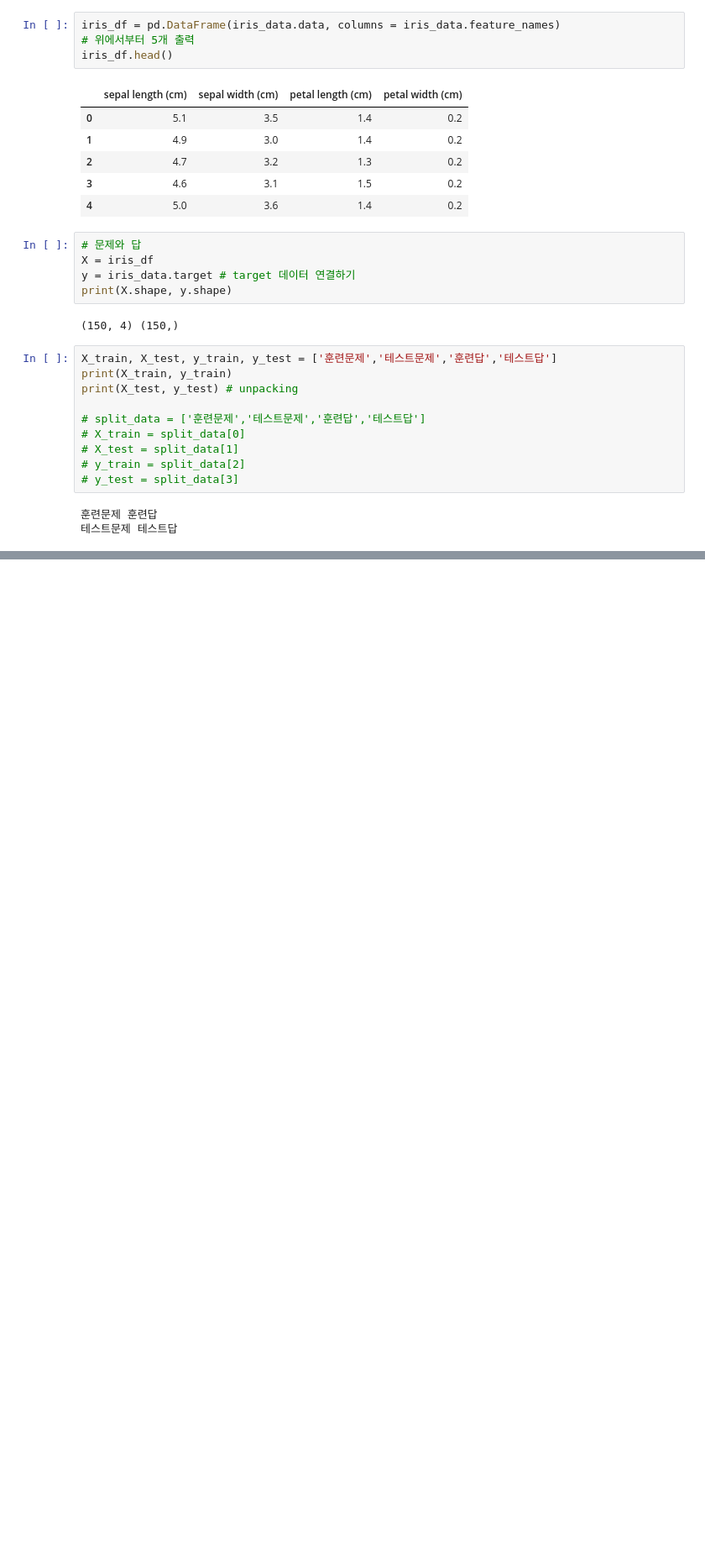
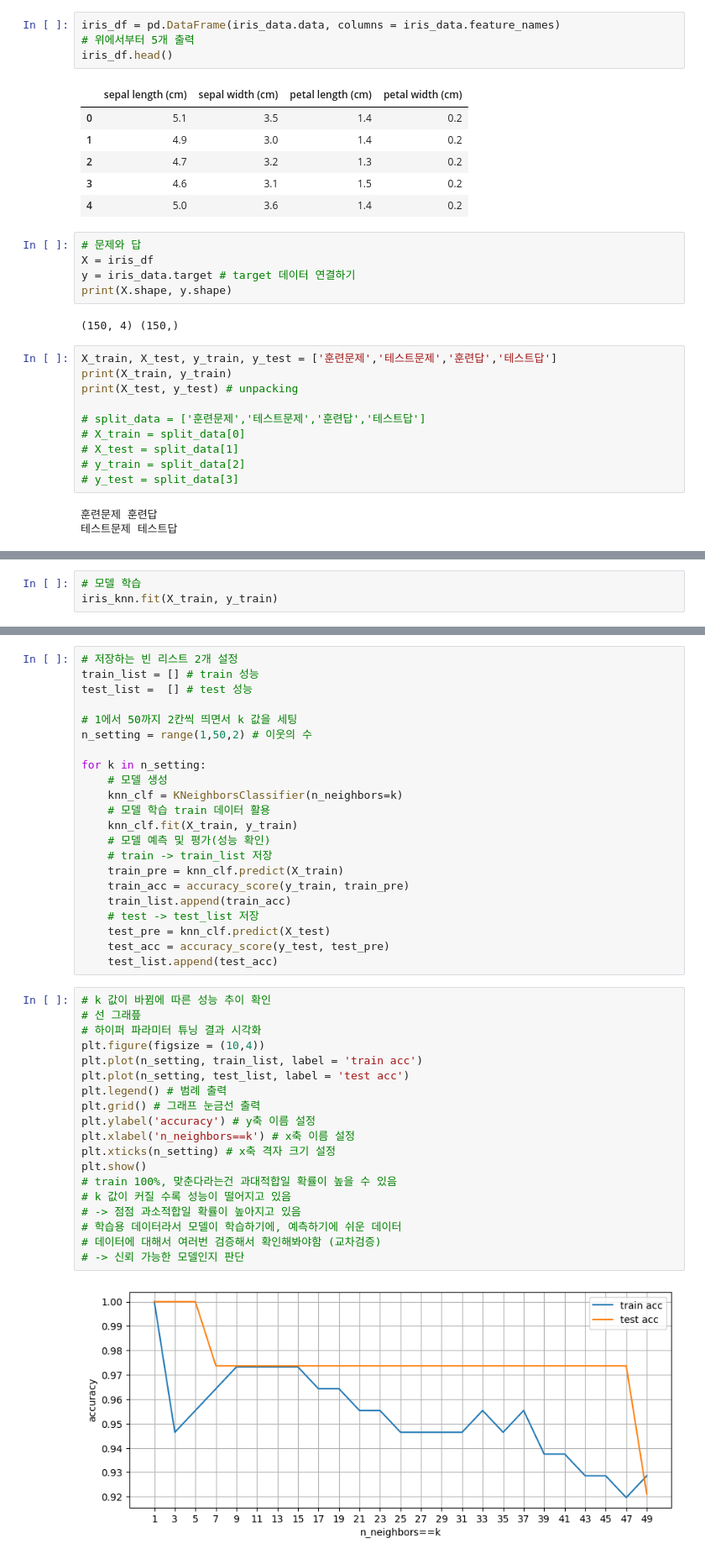
Before and after one commit to Hyerim-Ryu/Python, a Jupyter notebook: Machine Learning/ex03_iris_knn분류실습.ipynb, the cells around one changed output, grey strips where cells are left out. Shown: that part at 84% size. Drawn from its saved outputs; the diff is of its cells as text; blank space fills up the shorter version.

```diff
--- a/Machine Learning/ex03_iris_knn분류실습.ipynb
+++ b/Machine Learning/ex03_iris_knn분류실습.ipynb
@@ -191,0 +235,3 @@ X_train
+# %%
+# 모델 학습
+iris_knn.fit(X_train, y_train)
@@ -191,0 +269,43 @@ X_train
+# %%
+# 저장하는 빈 리스트 2개 설정
+train_list = [] # train 성능
+test_list =  [] # test 성능
+
+# 1에서 50까지 2칸씩 띄면서 k 값을 세팅
+n_setting = range(1,50,2) # 이웃의 수
+
+for k in n_setting:
+    # 모델 생성
+    knn_clf = KNeighborsClassifier(n_neighbors=k)
+    # 모델 학습 train 데이터 활용
+    knn_clf.fit(X_train, y_train)
+    # 모델 예측 및 평가(성능 확인)
+    # train -> train_list 저장
+    train_pre = knn_clf.predict(X_train)
+    train_acc = accuracy_score(y_train, train_pre)
+    train_list.append(train_acc)
+    # test -> test_list 저장
+    test_pre = knn_clf.predict(X_test)
+    test_acc = accuracy_score(y_test, test_pre)
+    test_list.append(test_acc)
+# %%
+# k 값이 바뀜에 따른 성능 추이 확인
+# 선 그래픞
+# 하이퍼 파라미터 튜닝 결과 시각화
+plt.figure(figsize = (10,4))
+plt.plot(n_setting, train_list, label = 'train acc')
+plt.plot(n_setting, test_list, label = 'test acc')
+plt.legend() # 범례 출력
+plt.grid() # 그래프 눈금선 출력
+plt.ylabel('accuracy') # y축 이름 설정
+plt.xlabel('n_neighbors==k') # x축 이름 설정
+plt.xticks(n_setting) # x축 격자 크기 설정
+plt.show()
+# train 100%, 맞춘다라는건 과대적합일 확률이 높을 수 있음
+# k 값이 커질 수록 성능이 떨어지고 있음
+# -> 점점 과소적합일 확률이 높아지고 있음
+# 학습용 데이터라서 모델이 학습하기에, 예측하기에 쉬운 데이터
+# 데이터에 대해서 여러번 검증해서 확인해봐야함 (교차검증)
+# -> 신뢰 가능한 모델인지 판단
+# %% [output]
+[figure, added]
```
Also changed, not shown: parts of 18 cells of this notebook, 3 other files.
